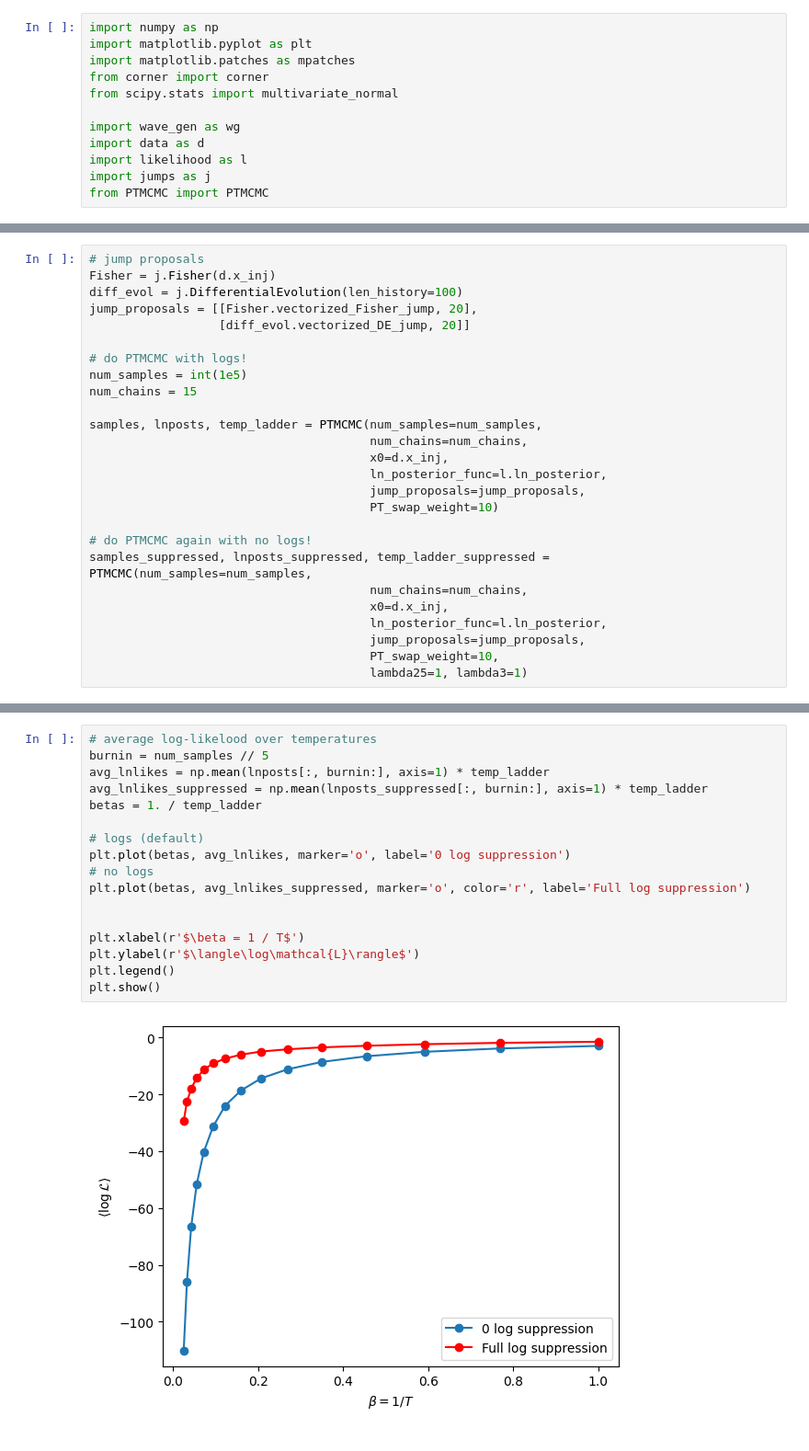
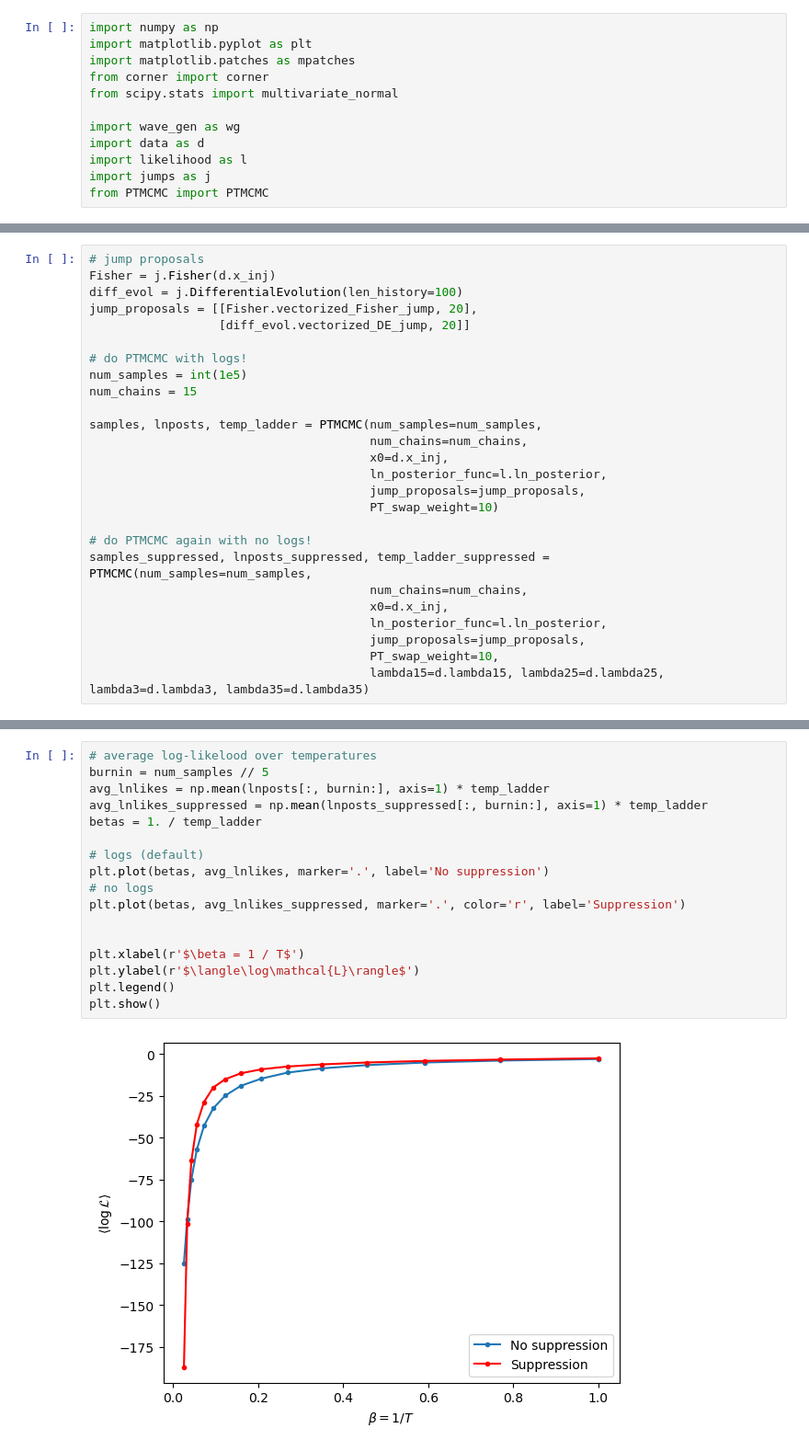
Before and after one commit to jimmy-gw/GWTails_ParameterEstimation, a Jupyter notebook: LOGSvsNOLOGS.ipynb, the cells around one changed output, grey strips where cells are left out. Shown at 92% size. Drawn from its saved outputs; the diff is of its cells as text.

```diff
--- a/LOGSvsNOLOGS.ipynb
+++ b/LOGSvsNOLOGS.ipynb
@@ -129,5 +129,5 @@ samples_suppressed, lnposts_suppressed, temp_ladder_suppressed = PTMCMC(num_samp
                                        ln_posterior_func=l.ln_posterior,
                                        jump_proposals=jump_proposals,
                                        PT_swap_weight=10,
-                                       lambda25=1, lambda3=1)
+                                       lambda15=d.lambda15, lambda25=d.lambda25, lambda3=d.lambda3, lambda35=d.lambda35)
 # %% [output]
@@ -196,22 +196,22 @@ plt.show()
 # %%
 # average log-likelood over temperatures
 burnin = num_samples // 5
 avg_lnlikes = np.mean(lnposts[:, burnin:], axis=1) * temp_ladder
 avg_lnlikes_suppressed = np.mean(lnposts_suppressed[:, burnin:], axis=1) * temp_ladder
 betas = 1. / temp_ladder
 
 # logs (default)
-plt.plot(betas, avg_lnlikes, marker='o', label='0 log suppression')
+plt.plot(betas, avg_lnlikes, marker='.', label='No suppression')
 # no logs
-plt.plot(betas, avg_lnlikes_suppressed, marker='o', color='r', label='Full log suppression')
+plt.plot(betas, avg_lnlikes_suppressed, marker='.', color='r', label='Suppression')
 
 
 plt.xlabel(r'$\beta = 1 / T$')
 plt.ylabel(r'$\langle\log\mathcal{L}\rangle$')
 plt.legend()
 plt.show()
 # %% [output]
-[figure, old version]
+[figure, new version]
 # %%
 ### corner plot
 
```
Also changed, not shown: parts of 7 cells of this notebook, 8 other files.
